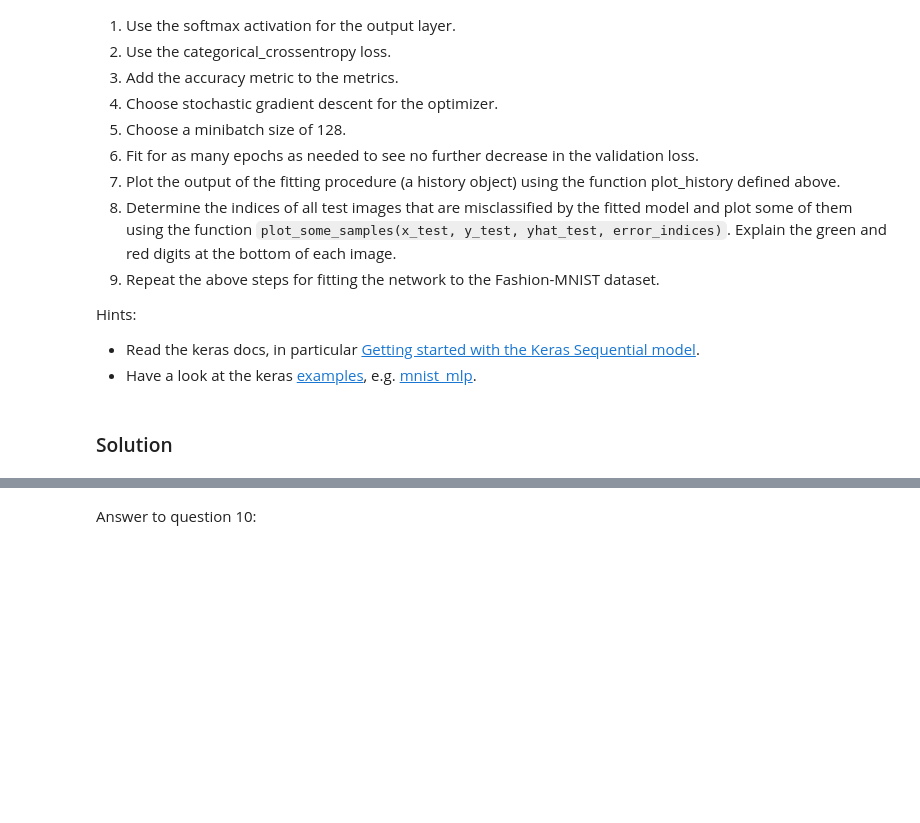
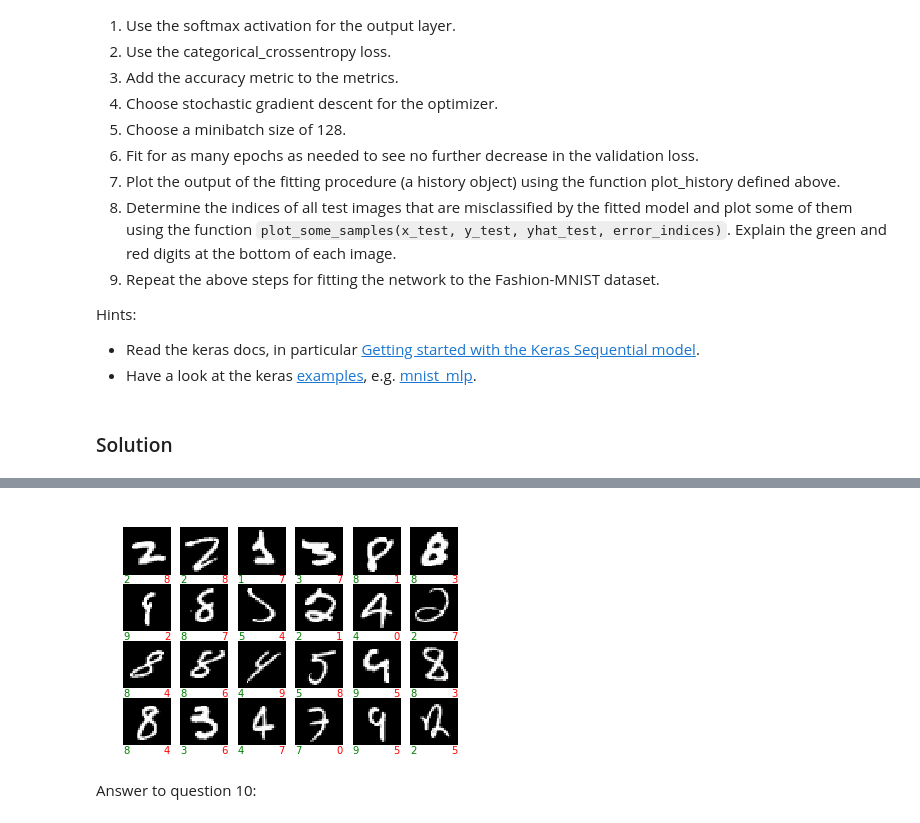
Before and after one commit to effervescent-shot/Projects-ANN, a Jupyter notebook: miniproject1.ipynb, the cells around one changed output, grey strips where cells are left out. Cells and saved outputs as stored; diff of their text form; code cells hidden in the pictures; blank space fills up the shorter version.

```diff
--- a/miniproject1.ipynb
+++ b/miniproject1.ipynb
@@ -196,3 +280,15 @@ Hints:
+# %%
+def misclassed_incides():
+    pred_y = model.predict_classes(x_test)
+    y_orig = np.argmax(y_test, axis=1)
+    if len(pred_y)!= len(y_orig):
+        raise ValueError('LEnght mismatch')
+    err = np.nonzero(pred_y - y_orig)[0]
+    plot_some_samples(x_test, y_orig, pred_y, select_from=err)
+# %%
+misclassed_incides()
+# %% [output]
+[figure, added]
 # %% [markdown]
 Answer to question 10:
 # %% [markdown]
```
Also changed, not shown: parts of 10 cells of this notebook.
